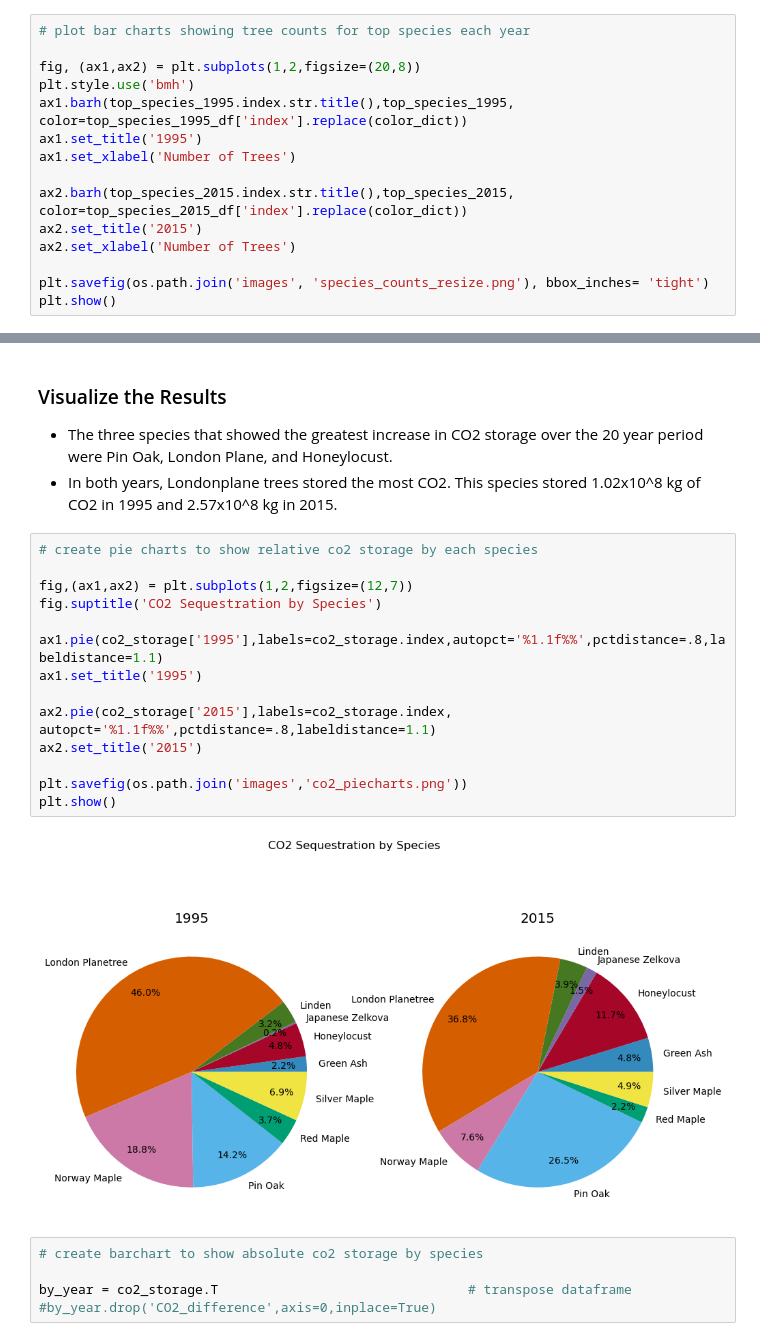
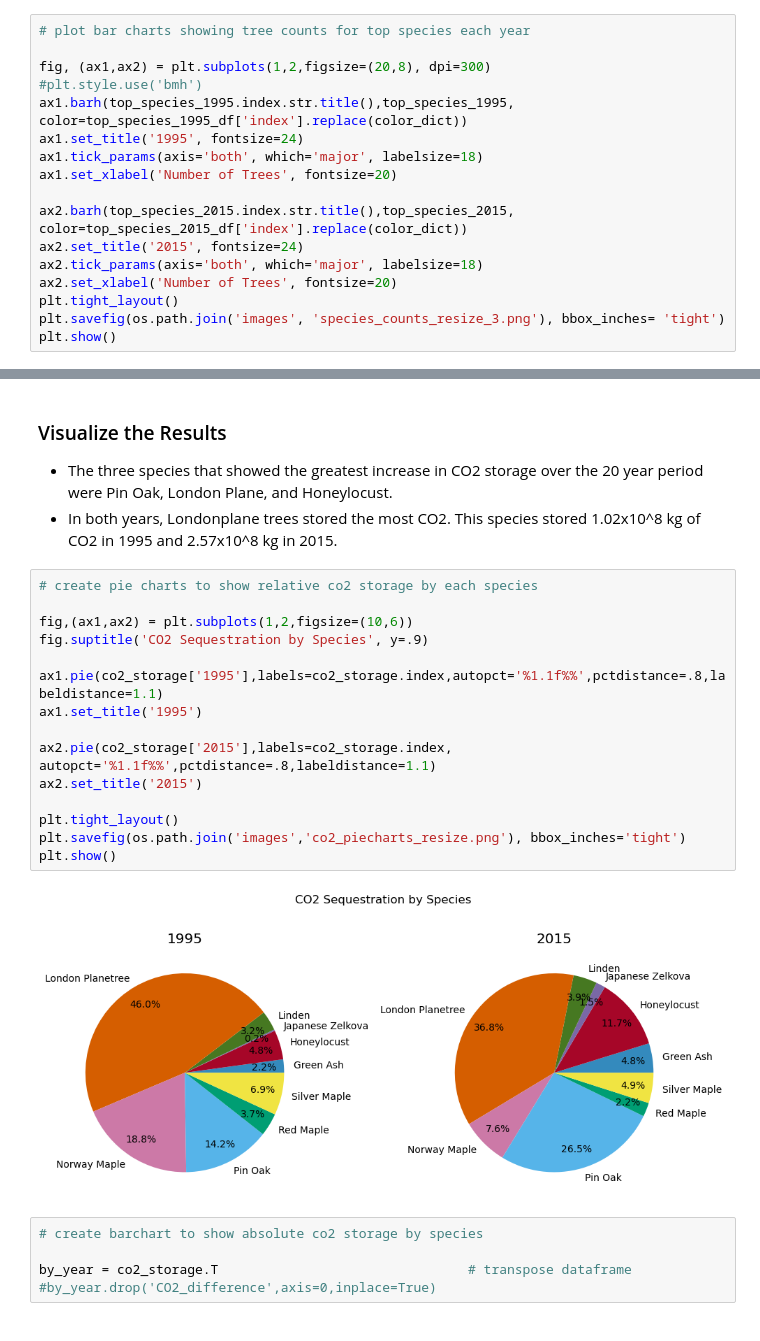
Before and after one commit to rosehanuy/nyc-tree-census, a Jupyter notebook: carbon_storage.ipynb, the cells around one changed output, grey strips where cells are left out. Drawn from its saved outputs; the diff is of its cells as text.

Commit message:
resized all images

```diff
--- a/carbon_storage.ipynb
+++ b/carbon_storage.ipynb
@@ -183,16 +183,18 @@ color_dict = dict(zip(species,colors))
 # %%
 # plot bar charts showing tree counts for top species each year
 
-fig, (ax1,ax2) = plt.subplots(1,2,figsize=(20,8))
-plt.style.use('bmh')
+fig, (ax1,ax2) = plt.subplots(1,2,figsize=(20,8), dpi=300)
+#plt.style.use('bmh')
 ax1.barh(top_species_1995.index.str.title(),top_species_1995, color=top_species_1995_df['index'].replace(color_dict))
-ax1.set_title('1995')
-ax1.set_xlabel('Number of Trees')
+ax1.set_title('1995', fontsize=24)
+ax1.tick_params(axis='both', which='major', labelsize=18)
+ax1.set_xlabel('Number of Trees', fontsize=20)
 
 ax2.barh(top_species_2015.index.str.title(),top_species_2015, color=top_species_2015_df['index'].replace(color_dict))
-ax2.set_title('2015')
-ax2.set_xlabel('Number of Trees')
-
-plt.savefig(os.path.join('images', 'species_counts_resize.png'), bbox_inches= 'tight')
+ax2.set_title('2015', fontsize=24)
+ax2.tick_params(axis='both', which='major', labelsize=18)
+ax2.set_xlabel('Number of Trees', fontsize=20)
+plt.tight_layout()
+plt.savefig(os.path.join('images', 'species_counts_resize_3.png'), bbox_inches= 'tight')
 plt.show()
 # %% [output]
@@ -366,19 +368,20 @@ Name: CO2_difference, dtype: float64
 # %%
 # create pie charts to show relative co2 storage by each species
 
-fig,(ax1,ax2) = plt.subplots(1,2,figsize=(12,7))
-fig.suptitle('CO2 Sequestration by Species')
+fig,(ax1,ax2) = plt.subplots(1,2,figsize=(10,6))
+fig.suptitle('CO2 Sequestration by Species', y=.9)
 
 ax1.pie(co2_storage['1995'],labels=co2_storage.index,autopct='%1.1f%%',pctdistance=.8,labeldistance=1.1)
 ax1.set_title('1995')
 
 ax2.pie(co2_storage['2015'],labels=co2_storage.index, autopct='%1.1f%%',pctdistance=.8,labeldistance=1.1)
 ax2.set_title('2015')
 
-plt.savefig(os.path.join('images','co2_piecharts.png'))
+plt.tight_layout()
+plt.savefig(os.path.join('images','co2_piecharts_resize.png'), bbox_inches='tight')
 plt.show()
 # %% [output]
-[figure, old version]
+[figure, new version]
 # %%
 # create barchart to show absolute co2 storage by species
 
```
Also changed, not shown: parts of 2 cells of this notebook, 5 other files.
